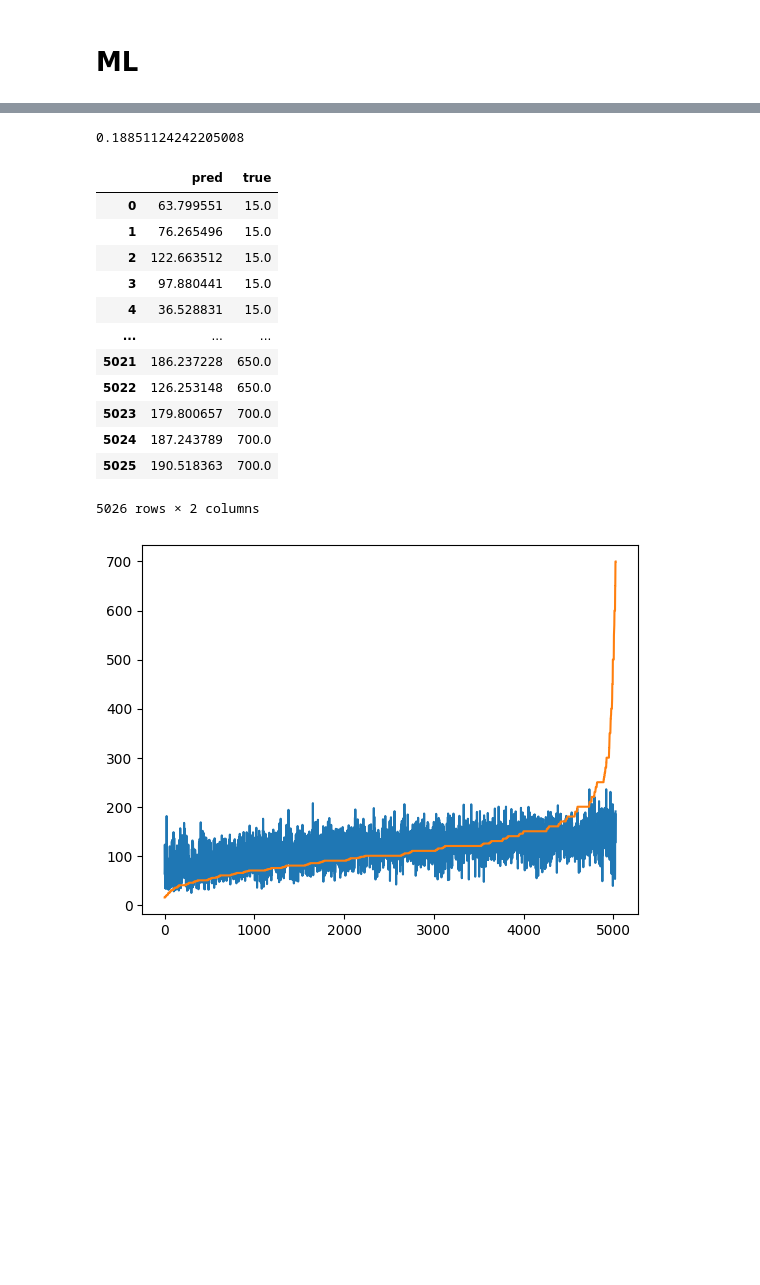
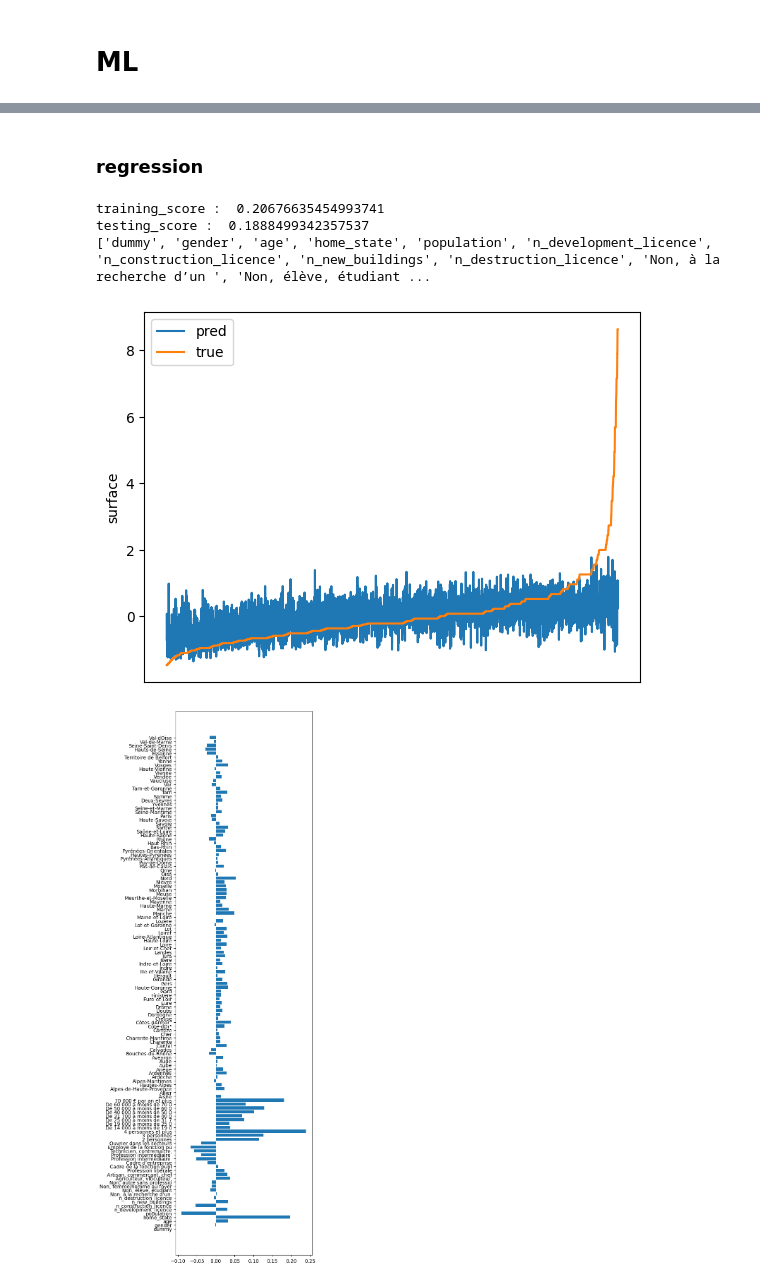
Before and after one commit to axrocheteau/renov_local, a Jupyter notebook: pred_tremi.ipynb, the cells around one changed output, grey strips where cells are left out. Cells and saved outputs as stored; diff of their text form; code cells hidden in the pictures; blank space fills up the shorter version.

Commit message:
show importance and random forest

```diff
--- a/pred_tremi.ipynb
+++ b/pred_tremi.ipynb
@@ -263,0 +236,2 @@ y = training_surf.select(F.col('surface')).toPandas().to_numpy()
+# %% [markdown]
+### regression
@@ -274,30 +274,36 @@ X_train, X_test, y_train, y_test = train_test_split(X_transformed, y, test_size=
 
 # linear regression
 reg = LinearRegression().fit(X_train, y_train)
-# %%
-# prediction
-y_pred = reg.predict(X_test)
-print(reg.score(X_test, y_test))
-# %% [output]
-0.18851124242205008
-# %%
-df = pd.DataFrame(np.column_stack((y_pred, y_test)), columns = ['pred', 'true'])
-df = df.sort_values(by=['true'])
-df.reset_index(inplace = True, drop=True)
-plt.plot(df)
-display(df)
-# %% [output]
-|  | pred | true |
-| 0 | 63.799551 | 15.0 |
-| 1 | 76.265496 | 15.0 |
-| 2 | 122.663512 | 15.0 |
-| 3 | 97.880441 | 15.0 |
-| 4 | 36.528831 | 15.0 |
-| ... | ... | ... |
-| 5021 | 186.237228 | 650.0 |
-| 5022 | 126.253148 | 650.0 |
-| 5023 | 179.800657 | 700.0 |
-| 5024 | 187.243789 | 700.0 |
-| 5025 | 190.518363 | 700.0 |
-5026 rows × 2 columns
-[figure, removed]
+# %%
+# prediction
+y_pred = reg.predict(X_test)
+print('training_score : ', reg.score(X_train, y_train))
+print('testing_score : ', reg.score(X_test, y_test))
+
+
+def show_result(y_pred, y_true):
+    df = pd.DataFrame(np.column_stack((y_pred, y_true)), columns = ['pred', 'true'])
+    df = df.sort_values(by=['true'])
+    df.reset_index(inplace = True, drop=True)
+    plt.plot(df)
+    plt.legend(['pred', 'true'])
+    plt.ylabel('surface')
+    plt.xticks([])
+    plt.show()
+
+def show_importance(reg, labels):
+    y_pos = [i for i in range(len(labels))]
+    f, ax = plt.subplots(figsize=(5,20))
+    ax.barh(y_pos, reg.coef_.T.ravel(), align = 'center')
+    ax.set_yticks(y_pos, labels = labels)
+    plt.show()
+
+print(labels)
+show_result(y_pred, y_test)
+show_importance(reg, labels)
+# %% [output]
+training_score :  0.20676635454993741
+testing_score :  0.1888499342357537
+['dummy', 'gender', 'age', 'home_state', 'population', 'n_development_licence', 'n_construction_licence', 'n_new_buildings', 'n_destruction_licence', 'Non, à la recherche d’un ', 'Non, élève, étudiant ...
+[figure, added]
+[figure, added]
```
Also changed, not shown: parts of 15 cells of this notebook.
